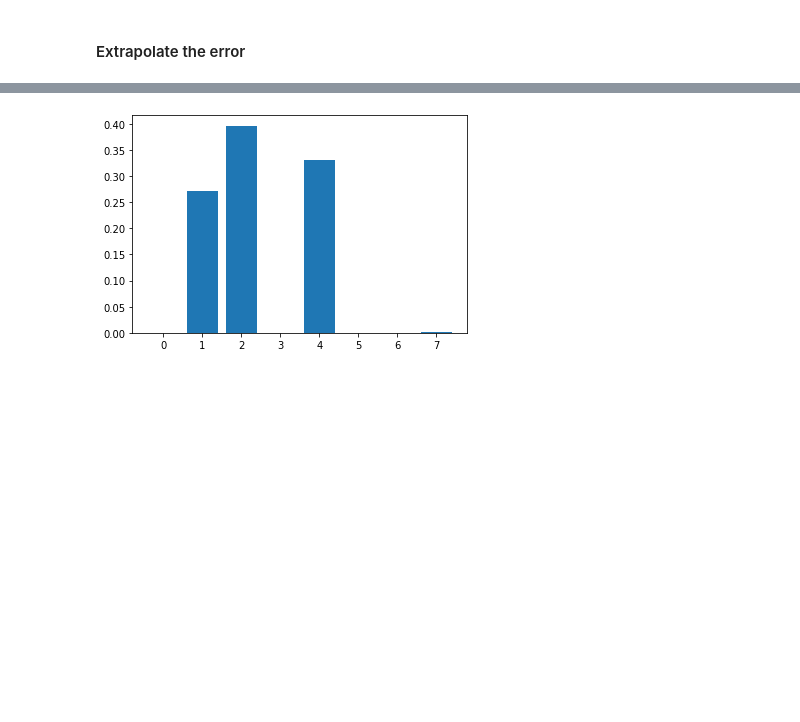
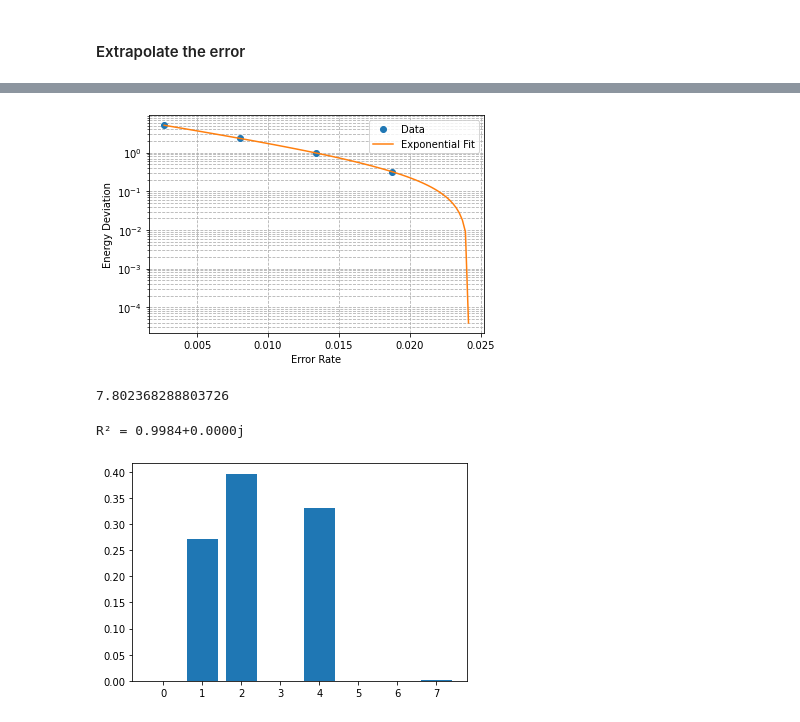
Before and after one commit to emacosta95/2nd_qa4nsm, a Jupyter notebook: ImplementationonQiskit.ipynb, the cells around one changed output, grey strips where cells are left out. Drawn from its saved outputs; the diff is of its cells as text; code cells hidden in the pictures; blank space fills up the shorter version.

```diff
--- a/ImplementationonQiskit.ipynb
+++ b/ImplementationonQiskit.ipynb
@@ -786,3 +940,70 @@ plt.show()
+# %%
+import numpy as np
+import matplotlib.pyplot as plt
+
+# X-axis: errors (amplification levels)
+errors = np.array([1, 3, 5, 7, 9]) * 2.68e-3
+
+# Y-axis: energy deviations (your data)
+# Replace with your actual energy values
+energy_values = np.array(energies_vs_noise_dec)
+energy_deviation = energy_values - energy_values[-1]  # subtract asymptotic (lowest noise) energy
+
+from scipy.optimize import curve_fit
+
+# Exponential decay model
+def exp_decay(x, a, b, c):
+    return a * np.exp(-b * x) + c
+
+# Fit the curve
+params, _ = curve_fit(exp_decay, errors, energy_deviation, p0=(1, 1, 0))
+a_fit, b_fit, c_fit = params
+
+# Plot original data
+plt.plot(errors, energy_deviation, 'o', label='Data')
+
+# Plot fitted exponential
+x_fit = np.linspace(min(errors), max(errors), 100)
+y_fit = exp_decay(x_fit, a_fit, b_fit, c_fit)
+plt.plot(x_fit, y_fit, '-', label='Exponential Fit')
+
+# Log scale for y-axis
+plt.semilogy()
+plt.xlabel('Error Rate')
+plt.ylabel('Energy Deviation')
+plt.legend()
+plt.grid(True, which='both', ls='--')
+plt.show()
+
+print(a_fit)
+# %% [output]
+[figure, added]
+7.802368288803726
+# %%
+from scipy.optimize import curve_fit
+import numpy as np
+
+# Model and fit
+def exp_decay(x, a, b, c):
+    return a * np.exp(-b * x) + c
+
+params, _ = curve_fit(exp_decay, errors, energy_deviation, p0=(1, 1, 0))
+a_fit, b_fit, c_fit = params
+
+# Predicted values
+y_pred = exp_decay(errors, a_fit, b_fit, c_fit)
+
+# Actual values
+y_true = energy_deviation
+
+# Compute R^2
+ss_res = np.sum((y_true - y_pred) ** 2)
+ss_tot = np.sum((y_true - np.mean(y_true)) ** 2)
+r_squared = 1 - (ss_res / ss_tot)
+
+print(f"R² = {r_squared:.4f}")
+# %% [output]
+R² = 0.9984+0.0000j
 # %%
 import matplotlib.pyplot as plt
 
```
Also changed, not shown: parts of 8 cells of this notebook, 2 other files.
